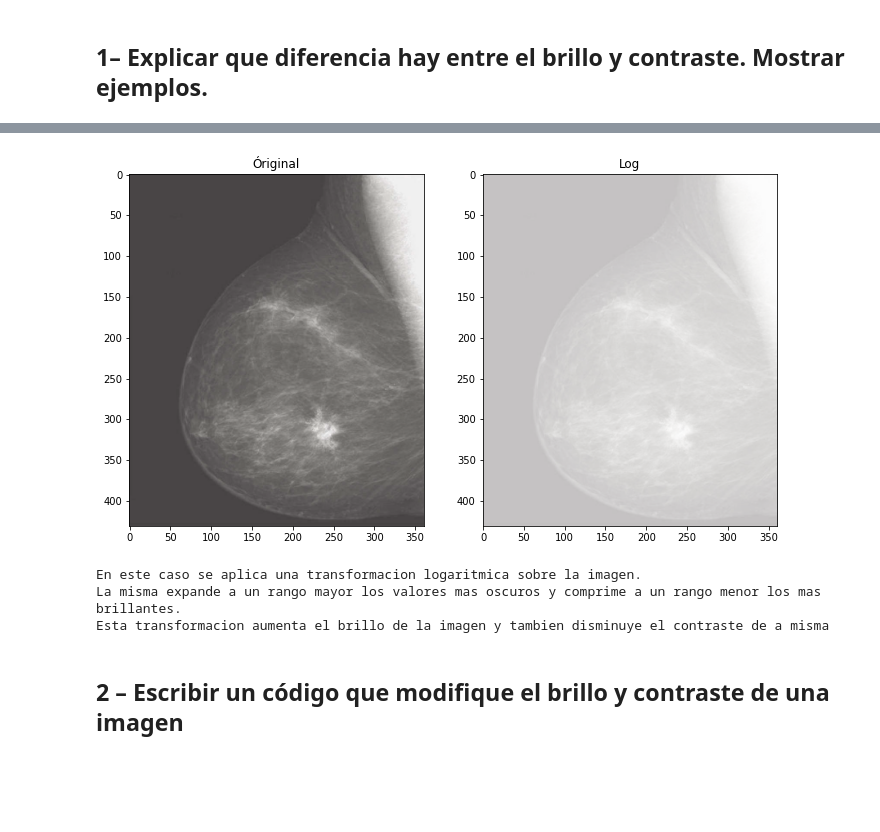
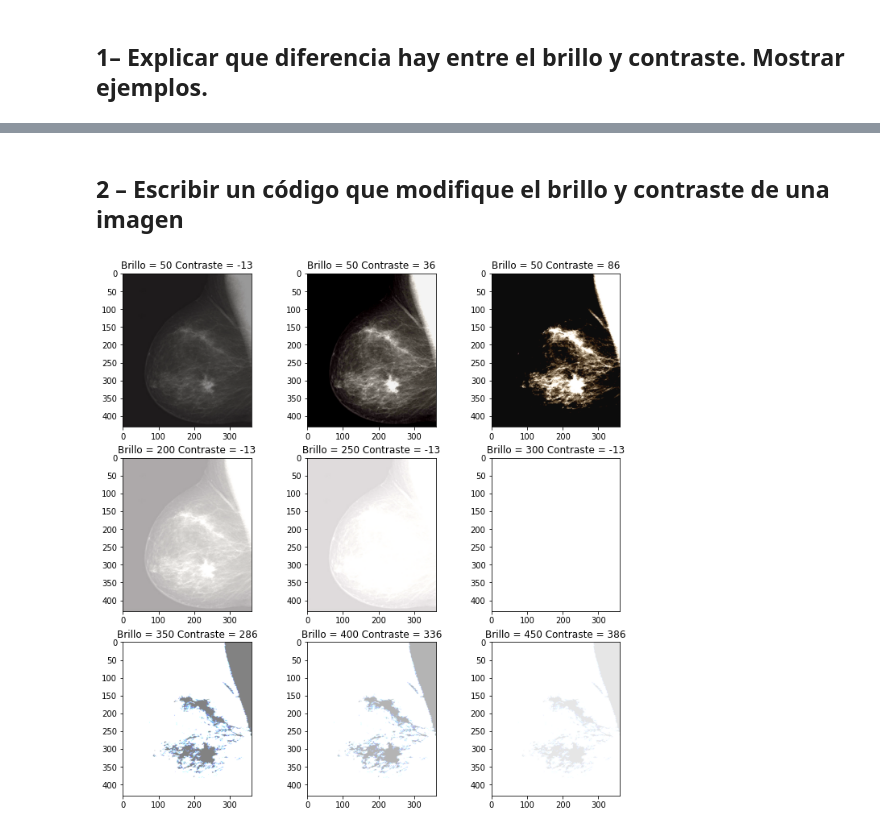
Before and after one commit to LuFernandez/imagaynes, a Jupyter notebook: Procesamiento en el dominio espacial/TpProcesamientoEspacial.ipynb, the cells around one changed output, grey strips where cells are left out. Saved outputs shown, nothing was run; the diff lists cells and outputs as text; code cells hidden in the pictures; blank space fills up the shorter version.

```diff
--- a/Procesamiento en el dominio espacial/TpProcesamientoEspacial.ipynb
+++ b/Procesamiento en el dominio espacial/TpProcesamientoEspacial.ipynb
@@ -46,26 +93,29 @@ Este es un ejemplo de una transformacion que cambia el brillo de la imagen sin a
-# %%
-#Original
-fig_img = plt.figure(figsize=(9,9))
-plt.subplots_adjust(top = 1, bottom = 0, right = 1, left = 0, hspace = 0.2, wspace = 0.2)
-fig_img.add_subplot(121)
-plt.title('Óriginal')
-plt.imshow(img)
-
-fig_img.add_subplot(122)
-plt.title('Log')
-plt.imshow(LogTransform(img).astype(int))
-
-plt.show()
-print("En este caso se aplica una transformacion logaritmica sobre la imagen.")
-print("La misma expande a un rango mayor los valores mas oscuros y comprime a un rango menor los mas brillantes.")
-print("Esta transformacion aumenta el brillo de la imagen y tambien disminuye el contraste de a misma")
-# %% [output]
-[figure, removed]
-En este caso se aplica una transformacion logaritmica sobre la imagen.
-La misma expande a un rango mayor los valores mas oscuros y comprime a un rango menor los mas brillantes.
-Esta transformacion aumenta el brillo de la imagen y tambien disminuye el contraste de a misma
 # %% [markdown]
 ## 2 – Escribir un código que modifique el brillo y contraste de una imagen
+# %%
+def PlotChangeInContrastAndBrigthness(img):
+  initial_contrast = img.std() -50
+  initial_brightness = img.mean() - 50
+  fig_img = plt.figure(figsize=(9,9))
+  plt.subplots_adjust(top = 1, bottom = 0, right = 1, left = 0, hspace = 0.2, wspace = 0.2)
+  for i in range(0,9):
+    if (i<3):
+      fig_img.add_subplot(3,3,i+1)
+      plt.title('Brillo = '+str(int(initial_brightness))+' Contraste = ' + str(int(initial_contrast + i*50)))
+      plt.imshow( ChangeBrightnessAndContrast(img,desired_brightness=initial_brightness, desired_contrast= initial_contrast + i*50) )
+    elif ( i<6 ):
+      fig_img.add_subplot(3,3,i+1)
+      plt.title('Brillo = '+str(int(initial_brightness+i*50))+' Contraste = ' + str(int(initial_contrast)))
+      plt.imshow( ChangeBrightnessAndContrast(img,initial_brightness+i*50 ))
+    else:
+      fig_img.add_subplot(3,3,i+1)
+      plt.title('Brillo = '+str(int(initial_brightness+i*50))+' Contraste = ' + str(int(initial_contrast+i*50)))
+      plt.imshow( ChangeBrightnessAndContrast(img,initial_brightness+i*50, desired_contrast= initial_contrast + i*50))
+  plt.show()
+# %%
+PlotChangeInContrastAndBrigthness(img)
+# %% [output]
+[figure, added]
 # %%
 def GammaTransform(img,gamma=1,L=256):
   gamma_f = float(gamma)
```
Also changed, not shown: parts of 7 cells of this notebook.
